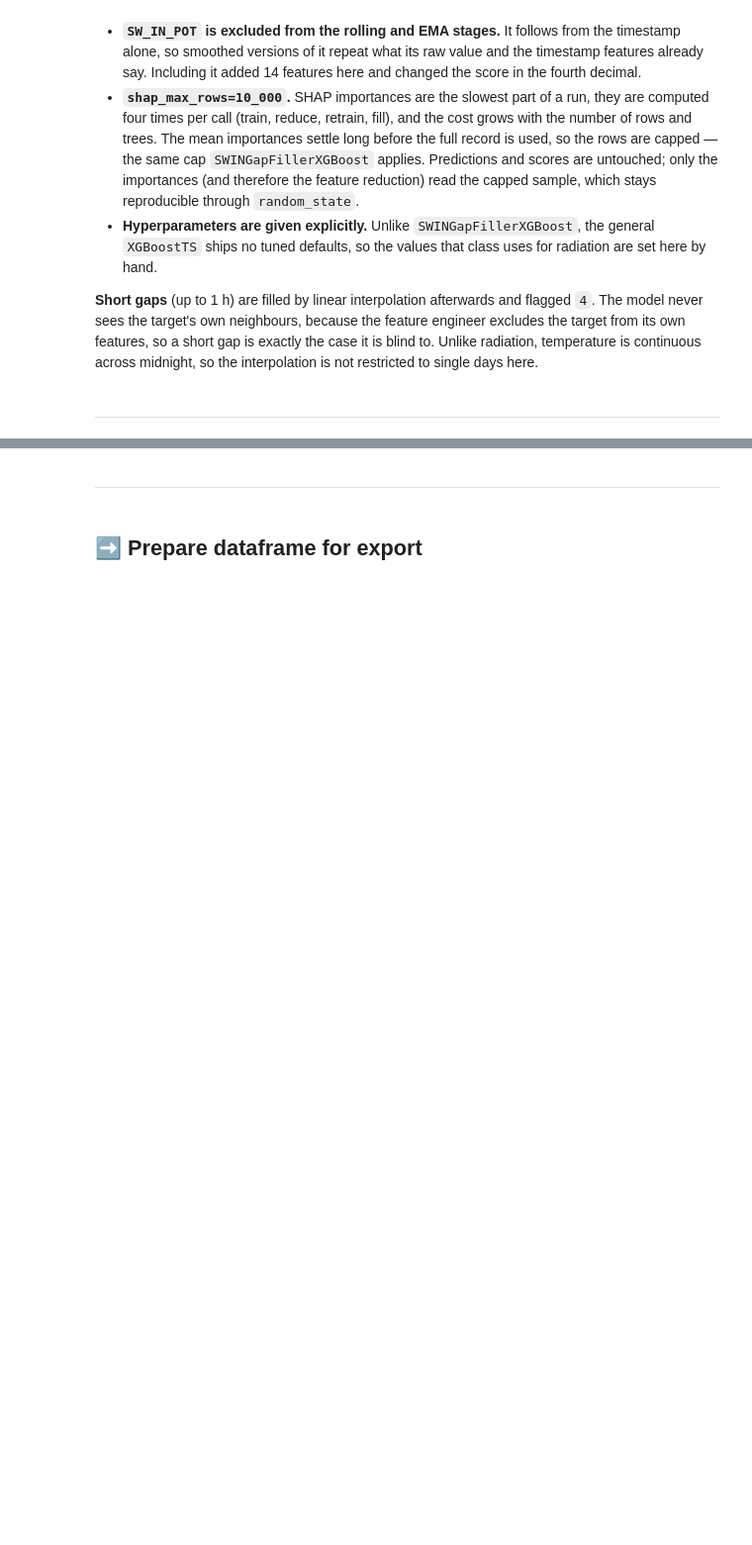
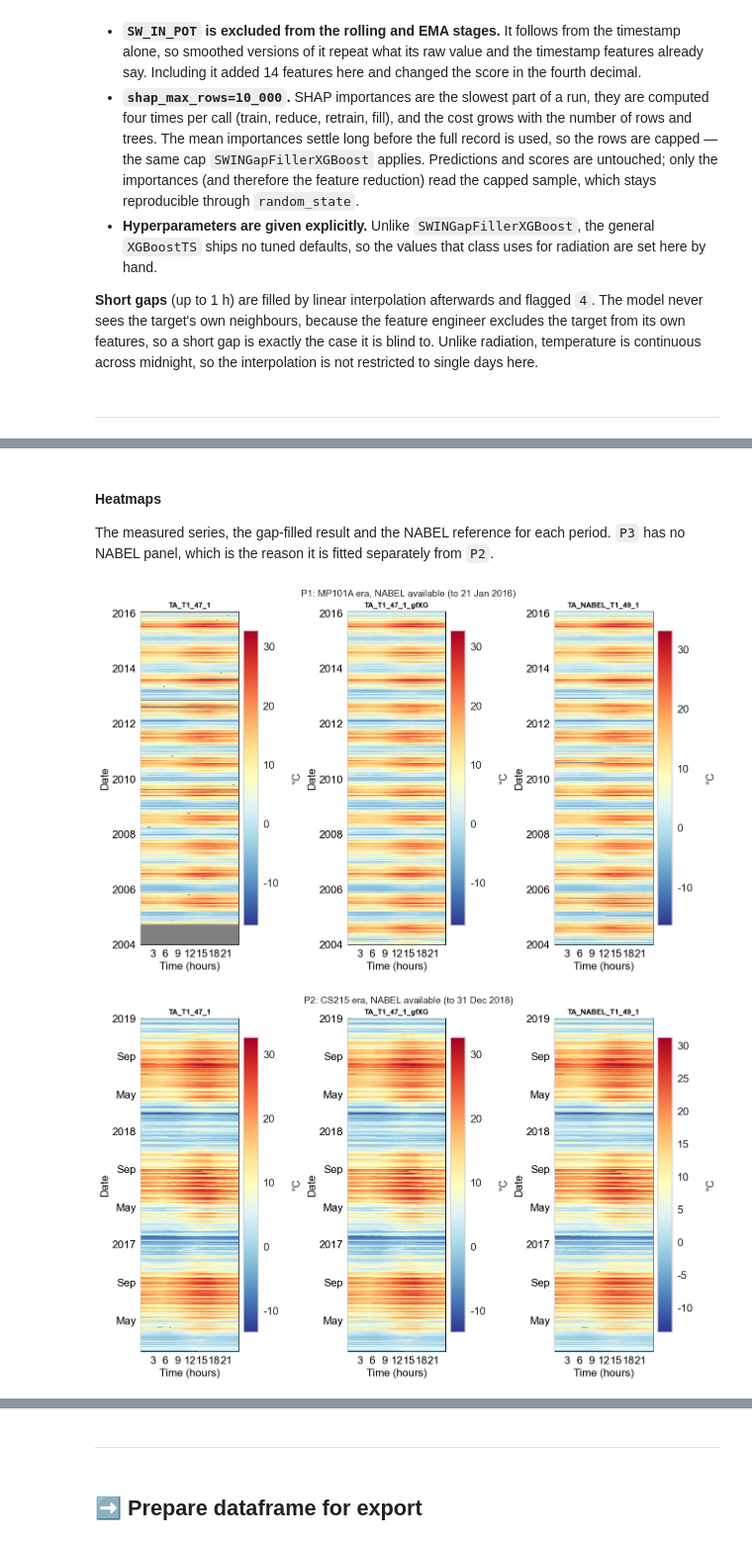
Before and after one commit to holukas/dataset_ch-lae_flux_product, a Jupyter notebook: workflow/10_METEO/30_PRODUCTS/02_METEO_TA_2004-2025.ipynb, the cells around one changed output, grey strips where cells are left out. Shown at 99% size. Saved outputs shown, nothing was run; the diff lists cells and outputs as text; code cells hidden in the pictures; blank space fills up the shorter version.

```diff
--- a/workflow/10_METEO/30_PRODUCTS/02_METEO_TA_2004-2025.ipynb
+++ b/workflow/10_METEO/30_PRODUCTS/02_METEO_TA_2004-2025.ipynb
@@ -1061,0 +1710,19 @@ ta_late[[TARGET, gapfilled_eth_late.name]].describe()
+# %%
+%%time
+
+TARGET = "TA_T1_47_1"
+
+# One fit per period. Keeping the fitted objects lets the scores, the feature importances and the
+# heatmaps below be shown per period without refitting anything.
+results = {}
+for _key, _p in PERIODS.items():
+    print(f"\n{'=' * 78}\n{_key}: {_p['label']}\n{'=' * 78}")
+    _ta = ta_2004_2025.loc[_p['start']:_p['stop']].copy()
+    _dr = drivers.loc[_p['start']:_p['stop']].copy()
+    if _p['use_nabel']:
+        # NABEL enters as measured (gappy); Laegern, already in drivers, covers its gaps.
+        _dr = pd.concat([_ta[['TA_NABEL_T1_49_1']], _dr], axis=1)
+    else:
+        _ta = _ta.drop(columns='TA_NABEL_T1_49_1')
+    _model, _gapfilled, _flag = gapfill_ta(target=_ta[TARGET], drivers=_dr)
+    results[_key] = dict(model=_model, gapfilled=_gapfilled, flag=_flag, ta=_ta, **_p)
@@ -1061,0 +1899,21 @@ ta_late[[TARGET, gapfilled_eth_late.name]].describe()
+# %% [markdown]
+#### Heatmaps
+
+The measured series, the gap-filled result and the NABEL reference for each period. `P3` has no
+NABEL panel, which is the reason it is fitted separately from `P2`.
+# %%
+for _key, _r in results.items():
+    _cols = [c for c in ['TA_T1_47_1', 'TA_T1_47_1_gfXG', 'TA_NABEL_T1_49_1']
+             if c in _r['ta'].columns or c == 'TA_T1_47_1_gfXG']
+    _plotdf = _r['ta'].copy()
+    _plotdf['TA_T1_47_1_gfXG'] = _r['gapfilled']
+    fig, axs = plt.subplots(ncols=len(_cols), figsize=(4.3 * len(_cols), 8), dpi=100,
+                            layout="constrained")
+    fig.suptitle(f"{_key}: {_r['label']}", fontsize=14)
+    for _ax, _col in zip(np.atleast_1d(axs), _cols):
+        dv.plotting.HeatmapDateTime(series=_plotdf[_col]).plot(
+            ax=_ax, cb_digits_after_comma=0, zlabel='°C',
+            format_style=dv.plotting.FormatStyle(title=_col, title_fontsize=11))
+# %% [output]
+[figure, added]
+[figure, added]
```
Also changed, not shown: parts of 85 cells of this notebook.
